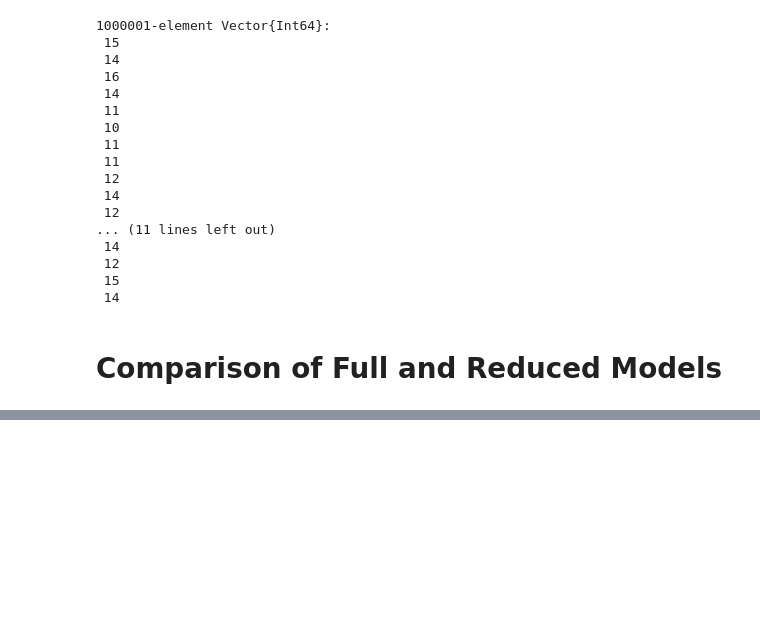
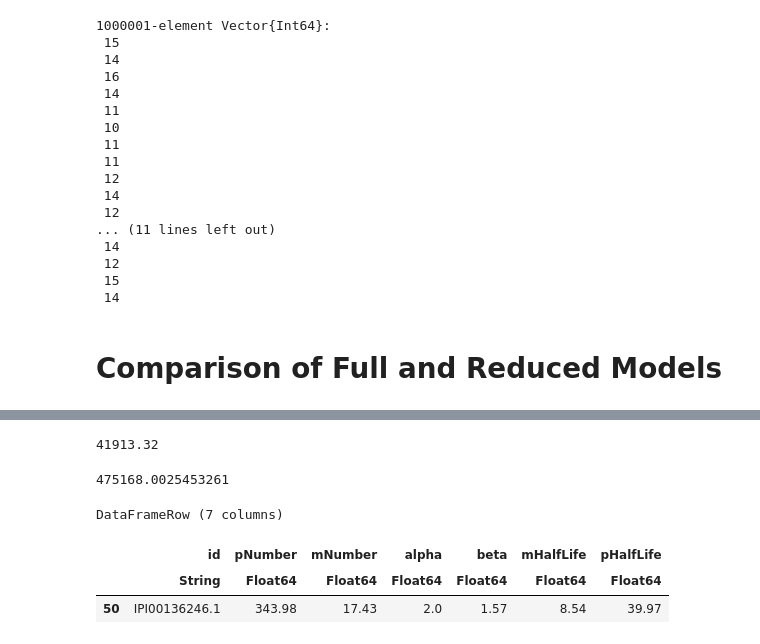
Before and after one commit to louish10/translation-kinetics, a Jupyter notebook: src/notebooks/figures_for_paper.ipynb, the cells around one changed output, grey strips where cells are left out. Drawn from its saved outputs; the diff is of its cells as text; code cells hidden in the pictures; blank space fills up the shorter version.

```diff
--- a/src/notebooks/figures_for_paper.ipynb
+++ b/src/notebooks/figures_for_paper.ipynb
@@ -257,0 +289,15 @@ savefig("../../data/figures-for-paper/full_model_verses_reduced_model_$(N)_genes
+# %%
+median(df[!, :pNumber])
+# %% [output]
+41913.32
+# %%
+mean(df[!, :pNumber])
+# %% [output]
+475168.0025453261
+# %%
+sort(df, [:pNumber])[50, :]
+# %% [output]
+DataFrameRow (7 columns)
+|  | id | pNumber | mNumber | alpha | beta | mHalfLife | pHalfLife |
+|  | String | Float64 | Float64 | Float64 | Float64 | Float64 | Float64 |
+| 50 | IPI00136246.1 | 343.98 | 17.43 | 2.0 | 1.57 | 8.54 | 39.97 |
```
Also changed, not shown: parts of 17 cells of this notebook, 6 other files.
